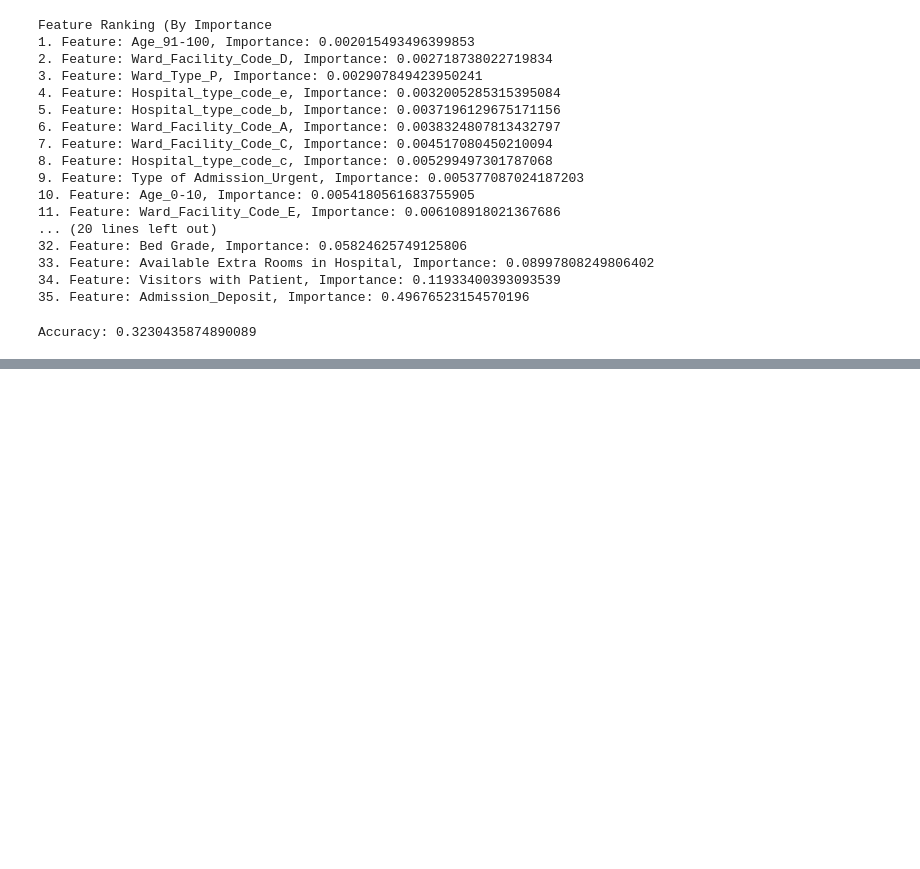
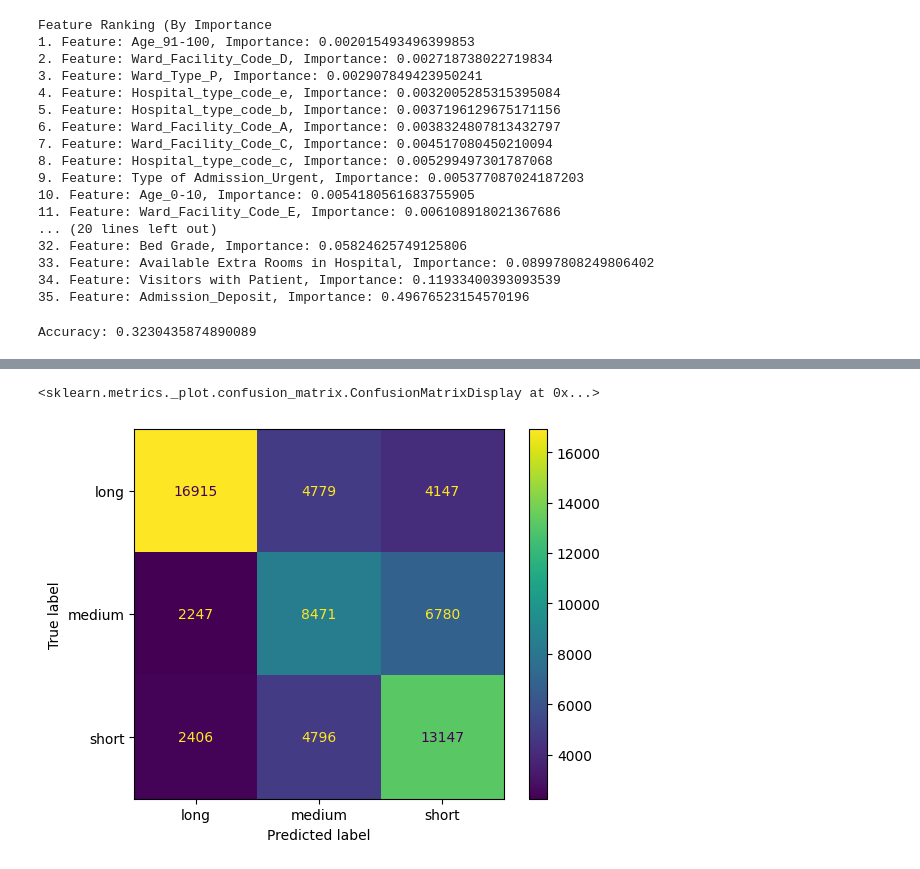
Before and after one commit to zsyed44/DS3000FinalProject, a Jupyter notebook: Nursing.ipynb, the cells around one changed output, grey strips where cells are left out. Drawn from its saved outputs; the diff is of its cells as text; code cells hidden in the pictures; blank space fills up the shorter version.

```diff
--- a/Nursing.ipynb
+++ b/Nursing.ipynb
@@ -392,0 +431,20 @@ After some research, we found [CatBoost](https://www.datacamp.com/tutorial/catbo
+# %%
+#Lets start with a fresh dataframe, since the previous iteration has a lot of changes
+data = pd.read_csv("train_data.csv")
+data = data.drop(["case_id", "patientid"], axis=1)
+data2 = data.drop(["Department", "Hospital_region_code"], axis=1) # A second dataset dropping these 2 values as well, which we deemed irrelavant earlier
+
+def stay_mapping(stay):
+    # adjust these strings if your exact labels differ
+    if stay in ["0-10", "11-20"]:
+        return "short"          # 0–20 days
+    elif stay in ["21-30"]:
+        return "medium"         # 21–30 days
+    else:
+        # everything 31+ days, including "More than 100 Days"
+        return "long"
+
+data["Stay"] = data["Stay"].apply(stay_mapping)
+data2["Stay"] = data["Stay"].apply(stay_mapping)
+
+print(data["Stay"].value_counts()) # Prints a relatively even split (MUCH MUCH better than before) Short : Med : Long = 1.163 : 1 : 1.477
@@ -392,0 +601,53 @@ After some research, we found [CatBoost](https://www.datacamp.com/tutorial/catbo
+# %%
+# Training one more model WITH SAME PARAMAETERS after dropping some less important features:
+
+X_all_dropped = X_all[:, ~np.isin(X.columns, ['Bed Grade', 'City_Code_Patient', 'Ward_Facility_Code'])]
+X_train_dropped = X_train[:, ~np.isin(X.columns, ['Bed Grade', 'City_Code_Patient', 'Ward_Facility_Code'])]
+X_test_dropped = X_test[:, ~np.isin(X.columns, ['Bed Grade', 'City_Code_Patient', 'Ward_Facility_Code'])]
+
+train_dataset_dropped = lgb.Dataset(
+    X_train_dropped, label=y_train,
+    categorical_feature=cat_feature_indices,
+    free_raw_data=False
+)
+
+valid_dataset_dropped = lgb.Dataset(
+    X_test_dropped, label=y_test,
+    categorical_feature=cat_feature_indices,
+    free_raw_data=False
+)
+
+params = {
+    "objective": "multiclass",
+    "num_class": 3,
+    "metric": "multi_logloss",
+    "learning_rate": 0.05,
+    "num_leaves": 64,
+    "feature_fraction": 0.8,
+    "bagging_fraction": 0.8,
+    "bagging_freq": 1,
+    "lambda_l2": 1.0,
+}
+
+
+model2 = lgb.train(
+    params,
+    train_dataset_dropped,
+    num_boost_round=500,
+    valid_sets=[valid_dataset_dropped],
+    valid_names=["valid"],
+    callbacks=[
+        lgb.early_stopping(50),
+        lgb.log_evaluation(50)
+    ]
+)
+
+y_pred_proba = model2.predict(X_test_dropped)
+y_pred = y_pred_proba.argmax(axis=1)
+
+print("Accuracy:", accuracy_score(y_test, y_pred))
+print(classification_report(y_test, y_pred, target_names=le.classes_))
+model2_conf = confusion_matrix(y_test, y_pred)
+conf2_display = ConfusionMatrixDisplay(confusion_matrix = model2_conf, display_labels=['long','medium','short'])
+conf2_display.plot()
+# %% [output]
@@ -392,0 +671,2 @@ After some research, we found [CatBoost](https://www.datacamp.com/tutorial/catbo
+<sklearn.metrics._plot.confusion_matrix.ConfusionMatrixDisplay at 0x...>
+[figure, added]
```
Also changed, not shown: parts of 10 cells of this notebook, 4 other files.
